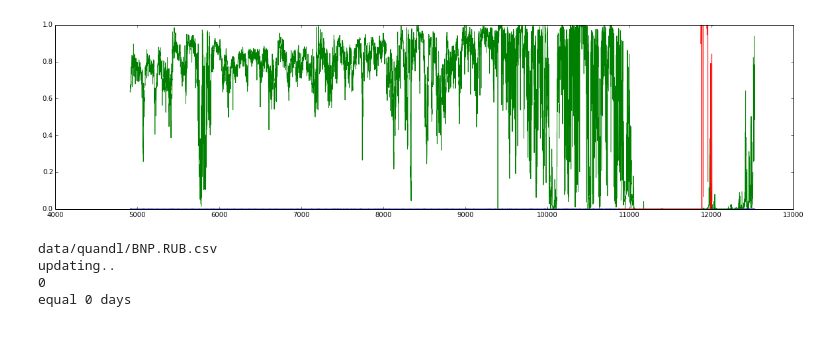
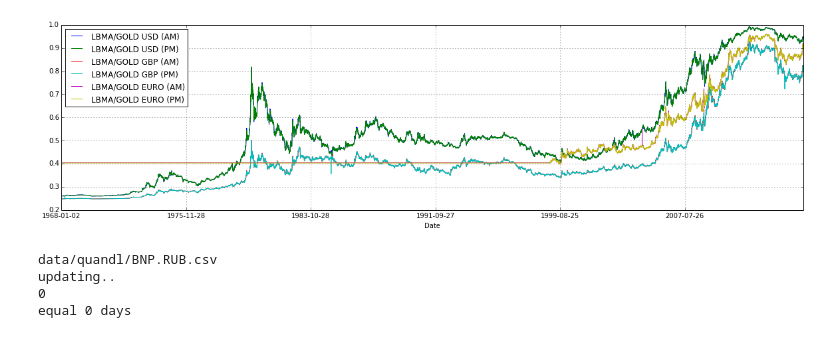
Before and after one commit to qorelogic/ml2, a Jupyter notebook: bin/quandl-fun.ipynb, the cells around one changed output. Drawn from its saved outputs; the diff is of its cells as text; code cells hidden in the pictures.

Commit message:
normalizeme(), nomalizeme2()

```diff
--- a/bin/quandl-fun.ipynb
+++ b/bin/quandl-fun.ipynb
@@ -33,14 +136,15 @@ show()
 # %%
-#d = q.get(['LBMA/GOLD'])
-#print d
+d = getDataFromQuandl(['LBMA/GOLD'], dataset='', index_col=0)
+#d = getDataFromQuandl(tks, dataset='', index_col=0)
+#print list(d.columns); print hdrs
+hdrs = list(d.columns)
 dsss = d.ix[:,hdrs]
-dsss = n.diff(dsss)
-#dsss = normalizeme2(dsss)
+dsss = n.diff(dsss,0)
+dsss = normalizeme(dsss, index=d.index, columns=hdrs)
 dsss = sigmoidme(dsss)
-plot(dsss,'-')
-show()
+dsss.plot(); legend(hdrs,2); show();
 # %% [output]
-[figure, old version]
+[figure, new version]
 # %%
 pa = ''
 # 2
```
Also changed, not shown: parts of 7 cells of this notebook, 2 other files.
